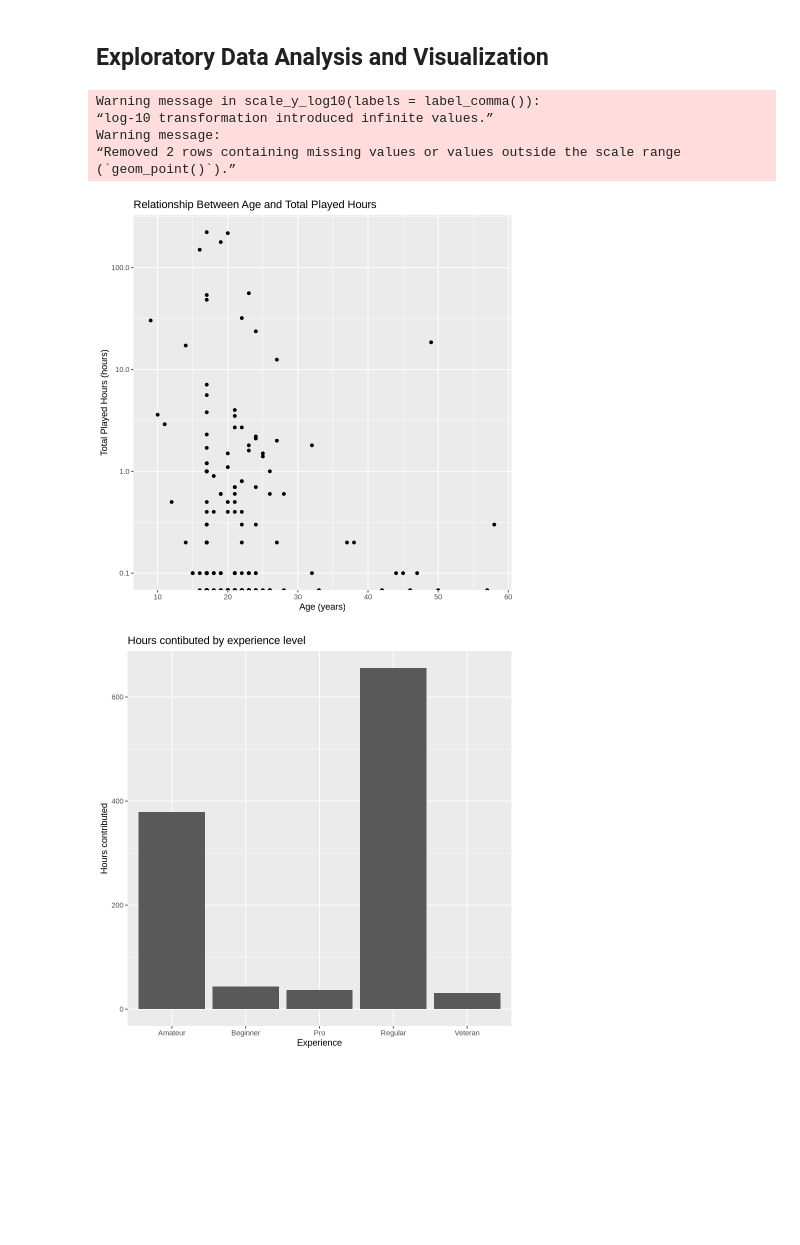
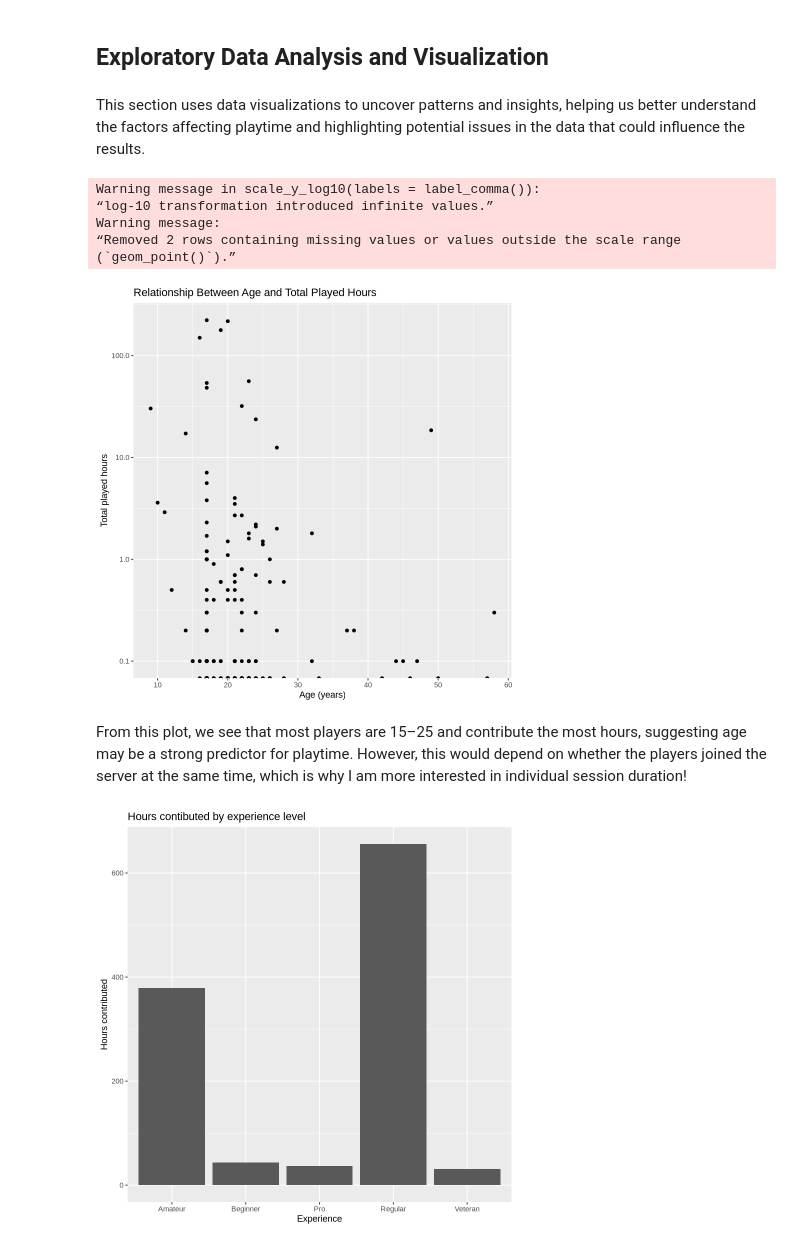
Before and after one commit to jjessicatsai/Individual-Planning-Report, a Jupyter notebook: minecraft.ipynb, the cells around one changed output. Saved outputs shown, nothing was run; the diff lists cells and outputs as text; code cells hidden in the pictures; blank space fills up the shorter version.

```diff
--- a/minecraft.ipynb
+++ b/minecraft.ipynb
@@ -287,20 +301,24 @@ A tibble: 1 × 1
 # %% [markdown]
 ## Exploratory Data Analysis and Visualization
-# %%
-## relationship between player age and total hours played
-exp_vs_hours_played <- player_data |>
-    ggplot(aes(x = Age, y = played_hours)) +
-    geom_point() +
-    scale_y_log10(labels = label_comma()) +
-    labs(title = "Relationship Between Age and Total Played Hours", x = "Age (years)", y = "Total Played Hours (hours)")
-
-exp_vs_hours_played
-# %% [output]
-Warning message in scale_y_log10(labels = label_comma()):
-“log-10 transformation introduced infinite values.”
-Warning message:
-“Removed 2 rows containing missing values or values outside the scale range
-(`geom_point()`).”
-[figure, removed]
+# %% [markdown]
+This section uses data visualizations to uncover patterns and insights, helping us better understand the factors affecting playtime and highlighting potential issues in the data that could influence the results.
+# %%
+## relationship between player age and total hours played
+exp_vs_hours_played <- player_data |>
+    ggplot(aes(x = Age, y = played_hours)) +
+    geom_point() +
+    scale_y_log10(labels = label_comma()) +
+    labs(title = "Relationship Between Age and Total Played Hours", x = "Age (years)", y = "Total played hours")
+
+exp_vs_hours_played
+# %% [output]
+Warning message in scale_y_log10(labels = label_comma()):
+“log-10 transformation introduced infinite values.”
+Warning message:
+“Removed 2 rows containing missing values or values outside the scale range
+(`geom_point()`).”
+[figure, added]
+# %% [markdown]
+From this plot, we see that most players are 15–25 and contribute the most hours, suggesting age may be a strong predictor for playtime. However, this would depend on whether the players joined the server at the same time, which is why I am more interested in individual session duration!
 # %%
 ## hours contributed by each experience level
```
Also changed, not shown: parts of 16 cells of this notebook.
